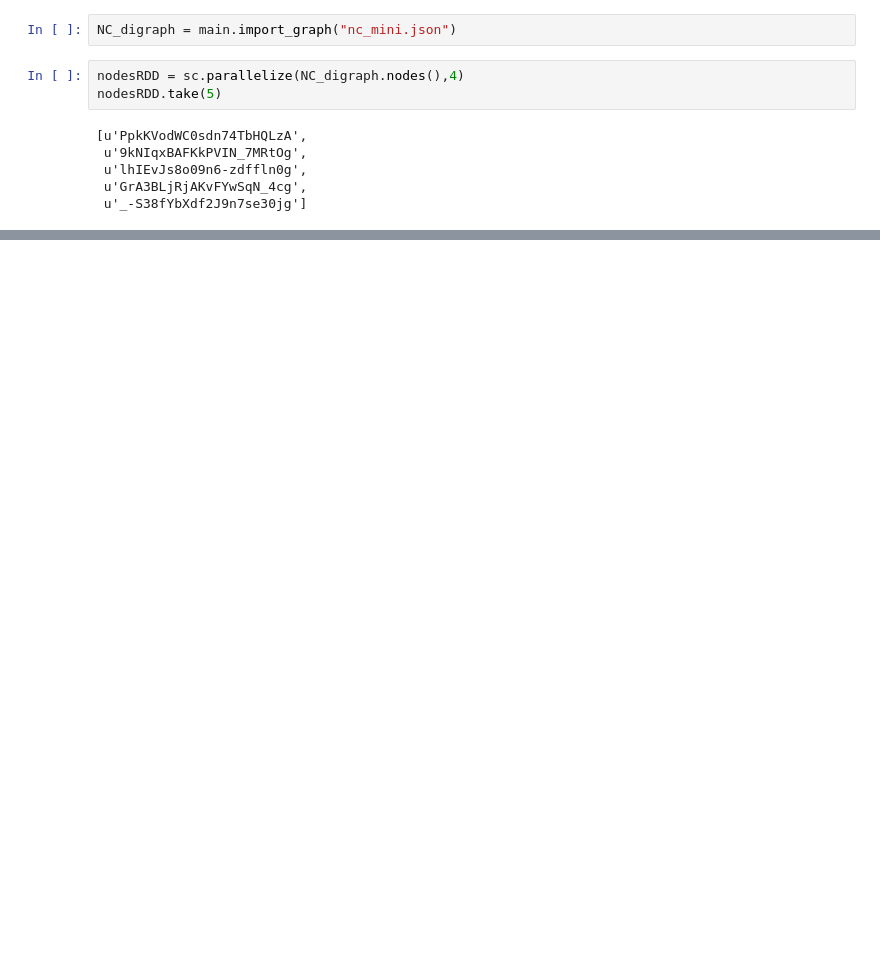
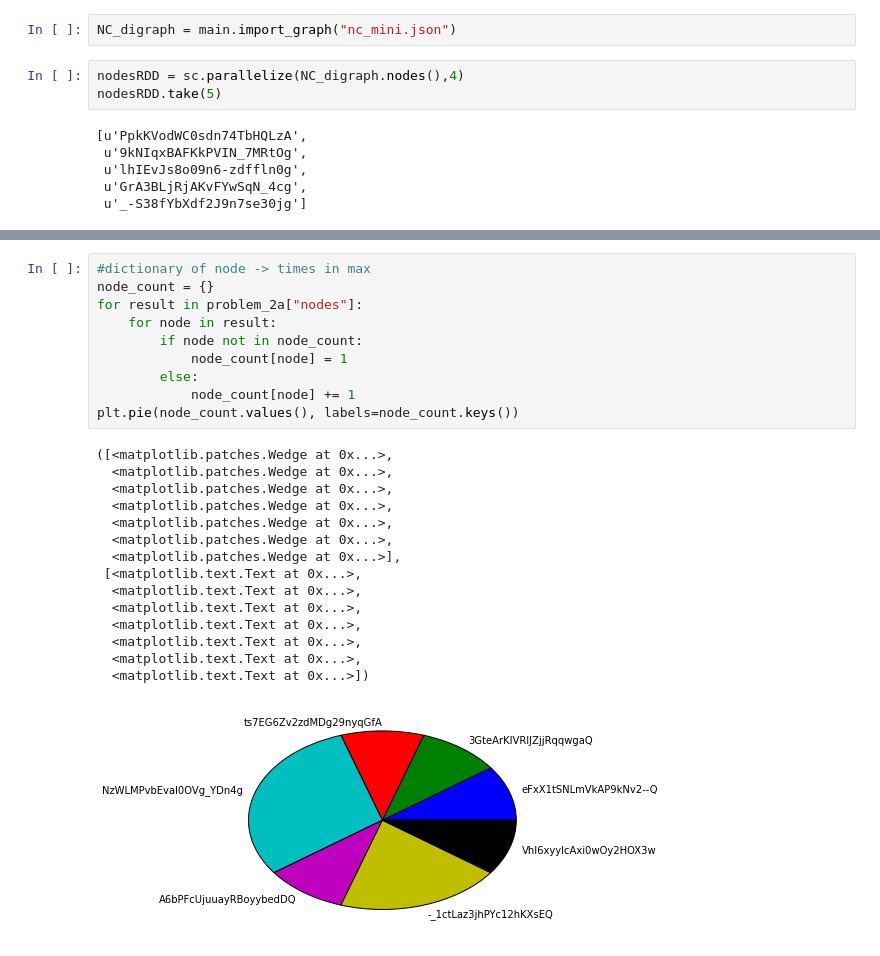
Before and after one commit to therealchuckliu/Influence-Maximization, a Jupyter notebook: pyspark_attempts.ipynb, the cells around one changed output, grey strips where cells are left out. Cells and saved outputs as stored; diff of their text form; blank space fills up the shorter version.

```diff
--- a/pyspark_attempts.ipynb
+++ b/pyspark_attempts.ipynb
@@ -38,0 +77,26 @@ main.greedy_max_influence(NC_digraph,1,100)
+# %%
+#dictionary of node -> times in max
+node_count = {}
+for result in problem_2a["nodes"]:
+    for node in result:
+        if node not in node_count:
+            node_count[node] = 1
+        else:
+            node_count[node] += 1
+plt.pie(node_count.values(), labels=node_count.keys())
+# %% [output]
+([<matplotlib.patches.Wedge at 0x...>,
+  <matplotlib.patches.Wedge at 0x...>,
+  <matplotlib.patches.Wedge at 0x...>,
+  <matplotlib.patches.Wedge at 0x...>,
+  <matplotlib.patches.Wedge at 0x...>,
+  <matplotlib.patches.Wedge at 0x...>,
+  <matplotlib.patches.Wedge at 0x...>],
+ [<matplotlib.text.Text at 0x...>,
+  <matplotlib.text.Text at 0x...>,
+  <matplotlib.text.Text at 0x...>,
+  <matplotlib.text.Text at 0x...>,
+  <matplotlib.text.Text at 0x...>,
+  <matplotlib.text.Text at 0x...>,
+  <matplotlib.text.Text at 0x...>])
+[figure, added]
```
Also changed, not shown: parts of 13 cells of this notebook.
